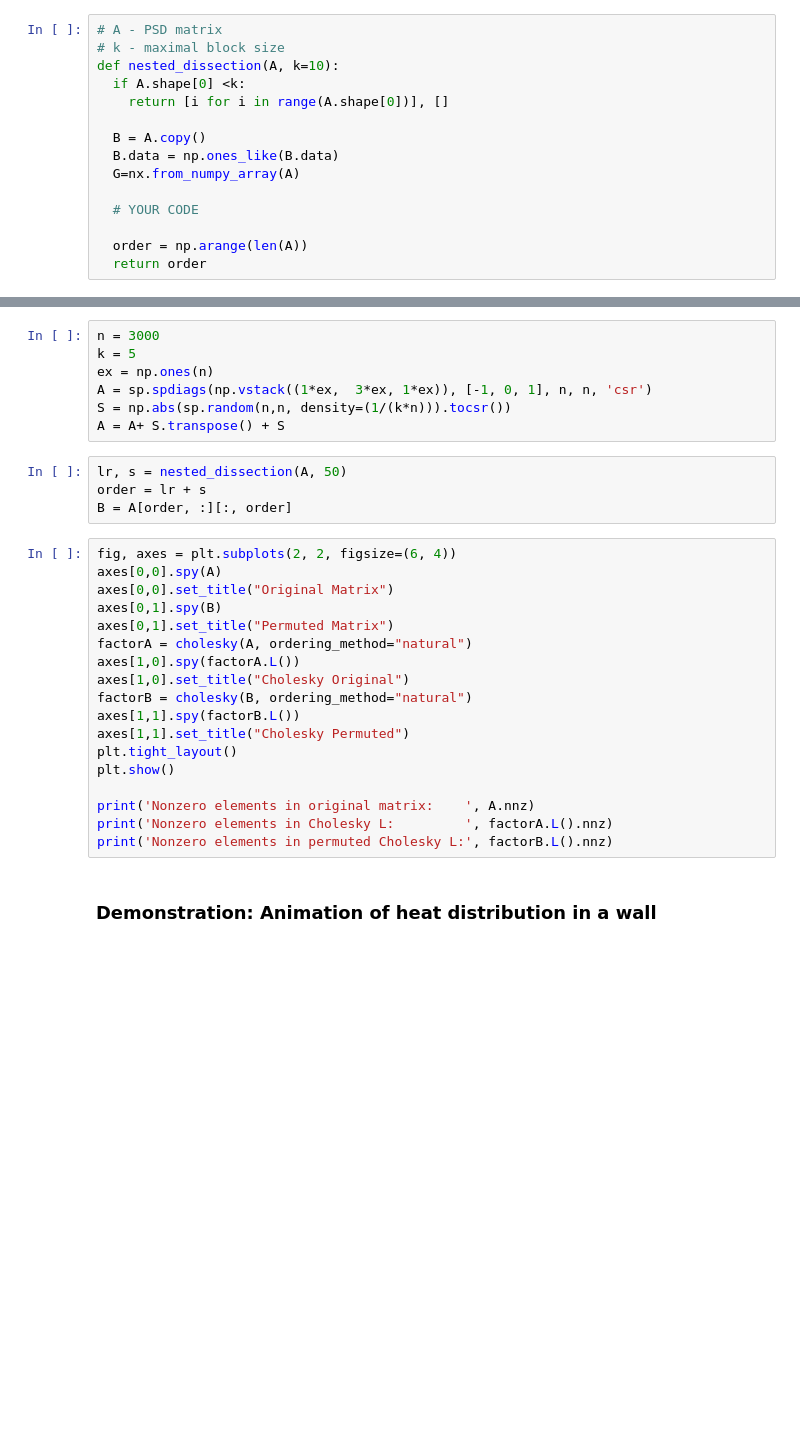
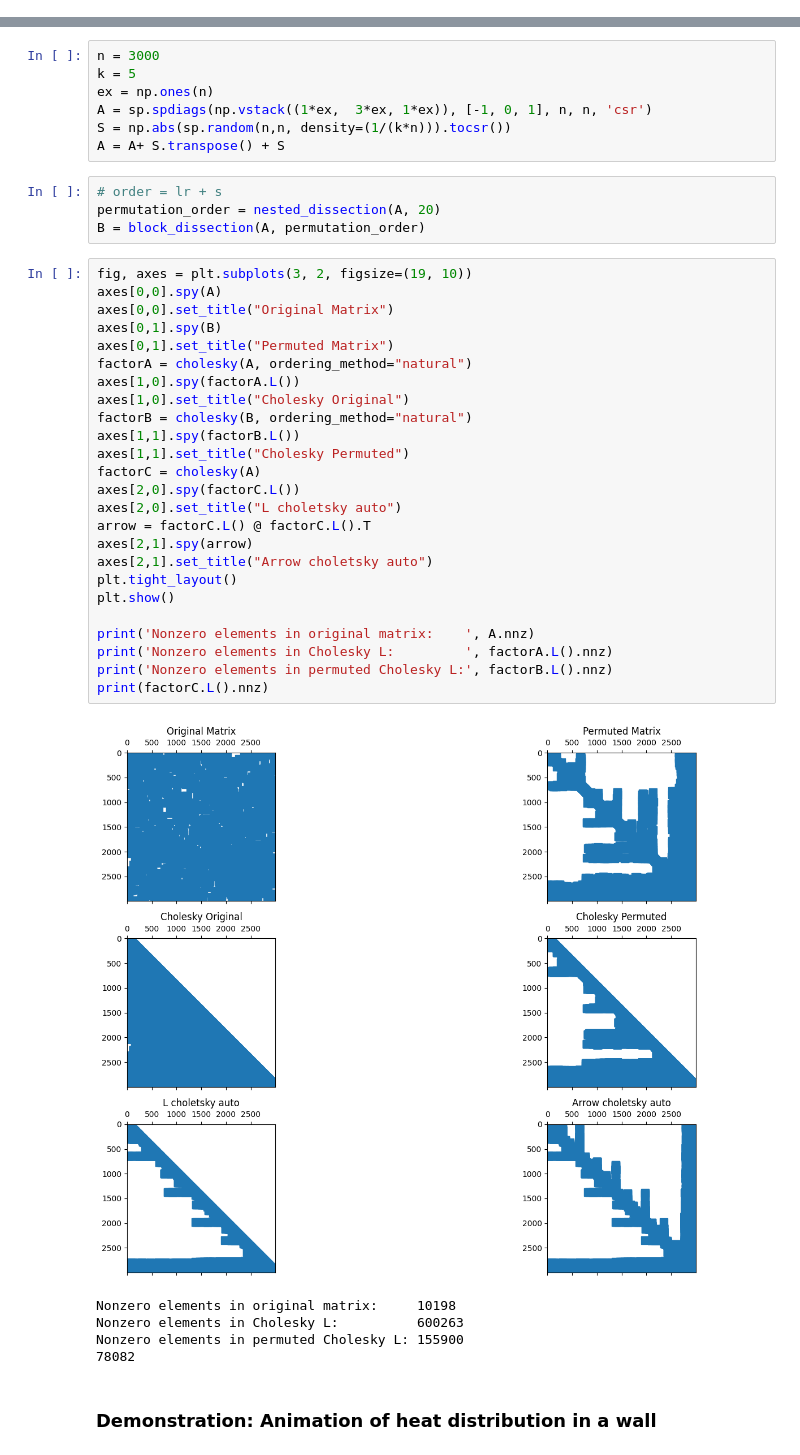
Before and after one commit to Fatyhich/sk_nla, a Jupyter notebook: FatykhophDV_HW-2.ipynb, the cells around one changed output, grey strips where cells are left out. Saved outputs shown, nothing was run; the diff lists cells and outputs as text; blank space fills up the shorter version.

```diff
--- a/FatykhophDV_HW-2.ipynb
+++ b/FatykhophDV_HW-2.ipynb
@@ -354,18 +558,3 @@ Now implement algorithm that will recursively permute each of $A_{iLL}$ and $A_{
 Reminder: you are permuting the whole matrix, not each block separately.
 
 Reminder: it is a good idea to move all $A_{iSS}$ blocks together on the bottom.
-# %%
-# A - PSD matrix
-# k - maximal block size
-def nested_dissection(A, k=10):
-  if A.shape[0] <k:
-    return [i for i in range(A.shape[0])], []
-
-  B = A.copy()
-  B.data = np.ones_like(B.data)
-  G=nx.from_numpy_array(A)
-
-  # YOUR CODE
-
-  order = np.arange(len(A))
-  return order
@@ -376,28 +599,41 @@ ex = np.ones(n)
 A = sp.spdiags(np.vstack((1*ex,  3*ex, 1*ex)), [-1, 0, 1], n, n, 'csr')
 S = np.abs(sp.random(n,n, density=(1/(k*n))).tocsr())
 A = A+ S.transpose() + S
-# %%
-lr, s = nested_dissection(A, 50)
-order = lr + s
-B = A[order, :][:, order]
+# %%
+# order = lr + s
+permutation_order = nested_dissection(A, 20)
+B = block_dissection(A, permutation_order)
 # %%
-fig, axes = plt.subplots(2, 2, figsize=(6, 4))
+fig, axes = plt.subplots(3, 2, figsize=(19, 10))
 axes[0,0].spy(A)
 axes[0,0].set_title("Original Matrix")
 axes[0,1].spy(B)
 axes[0,1].set_title("Permuted Matrix")
 factorA = cholesky(A, ordering_method="natural")
 axes[1,0].spy(factorA.L())
 axes[1,0].set_title("Cholesky Original")
 factorB = cholesky(B, ordering_method="natural")
 axes[1,1].spy(factorB.L())
 axes[1,1].set_title("Cholesky Permuted")
+factorC = cholesky(A)
+axes[2,0].spy(factorC.L())
+axes[2,0].set_title("L choletsky auto")
+arrow = factorC.L() @ factorC.L().T
+axes[2,1].spy(arrow)
+axes[2,1].set_title("Arrow choletsky auto")
 plt.tight_layout()
 plt.show()
 
 print('Nonzero elements in original matrix:    ', A.nnz)
 print('Nonzero elements in Cholesky L:         ', factorA.L().nnz)
 print('Nonzero elements in permuted Cholesky L:', factorB.L().nnz)
+print(factorC.L().nnz)
+# %% [output]
+[figure, added]
+Nonzero elements in original matrix:     10198
+Nonzero elements in Cholesky L:          600263
+Nonzero elements in permuted Cholesky L: 155900
+78082
 # %% [markdown]
 ### Demonstration: Animation of heat distribution in a wall
 # %% [markdown]
```
Also changed, not shown: parts of 24 cells of this notebook, 1 other file.
